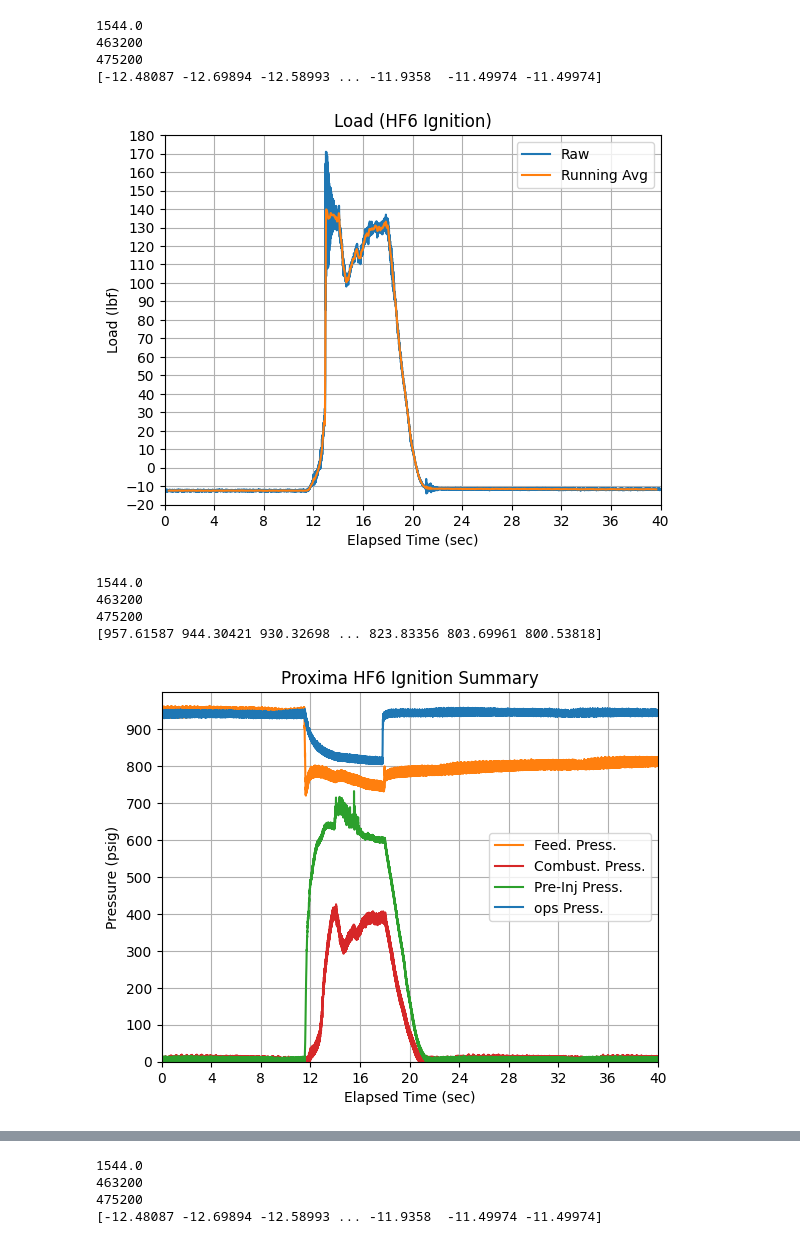
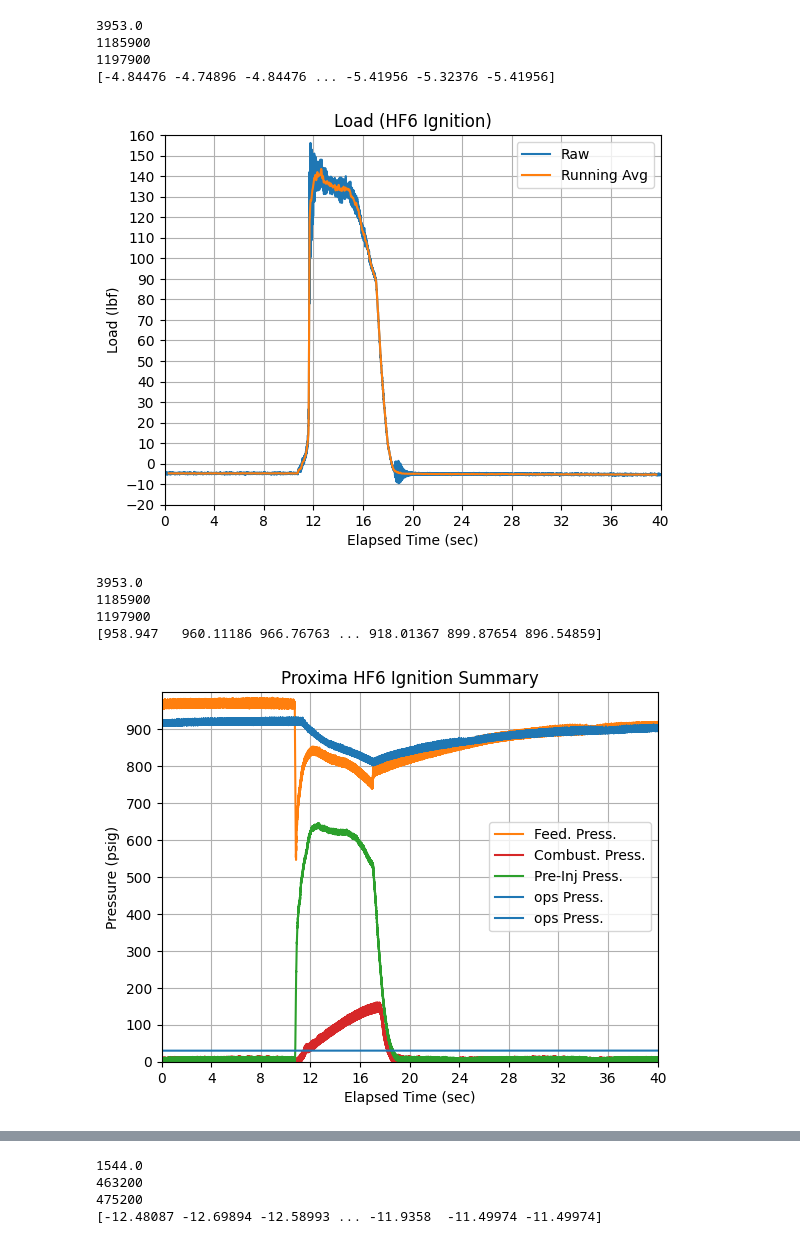
Before and after one commit to rice-eclipse/hotfire-data, a Jupyter notebook: analysis-proxima-hf-7.ipynb, the cells around one changed output, grey strips where cells are left out. Drawn from its saved outputs; the diff is of its cells as text; code cells hidden in the pictures.

```diff
--- a/analysis-proxima-hf-7.ipynb
+++ b/analysis-proxima-hf-7.ipynb
@@ -51,33 +53,34 @@ HF6 Data Summary
 ep = vis.EventPlotter(data, events, dpi=100)
 lpf = LPF(fs=300, length=101, cutoff=10, window="blackman")
 # %%
-ep.plot(sensor_id=1, event_id=23, duration=40, filter=lpf,
+ep.plot(sensor_id=1, event_id=25, duration=40, filter=lpf,
         title="Load (HF6 Ignition)", ylabel="Load (lbf)",
         num_xticks=11, dif_yticks=10)
 # %% [output]
-1544.0
-463200
-475200
-[-12.48087 -12.69894 -12.58993 ... -11.9358  -11.49974 -11.49974]
+3953.0
+1185900
+1197900
+[-4.84476 -4.74896 -4.84476 ... -5.41956 -5.32376 -5.41956]
-[figure, old version]
+[figure, new version]
 # %%
-ep.plot(sensor_id=3, event_id=23, duration=40, filter=None,
+ep.plot(sensor_id=3, event_id=25, duration=40, filter=None,
         title="Proxima HF6 Ignition Summary", ylabel="Pressure (psig)",
         legend="Feed. Press.", num_xticks=11, dif_yticks=100,color="tab:orange")
-ep.add_curve(sensor_id=2, event_id=23, duration=40, legend="Combust. Press.",
+ep.add_curve(sensor_id=2, event_id=25, duration=40, legend="Combust. Press.",
              color="tab:red")
-ep.add_curve(sensor_id=4, event_id=23, duration=40, legend="Pre-Inj Press.",
+ep.add_curve(sensor_id=4, event_id=25, duration=40, legend="Pre-Inj Press.",
              color="tab:green")
-ep.add_curve(sensor_id=5, event_id=23, duration=40, legend="ops Press.",
+ep.add_curve(sensor_id=5, event_id=25, duration=40, legend="ops Press.",
              color="tab:blue")
+
 plt.ylim(0,1000)
 plt.yticks(range(0, 901, 100))
 
 plt.grid(True)
 plt.show()
 # %% [output]
-1544.0
-463200
-475200
-[957.61587 944.30421 930.32698 ... 823.83356 803.69961 800.53818]
+3953.0
+1185900
+1197900
+[958.947   960.11186 966.76763 ... 918.01367 899.87654 896.54859]
-[figure, old version]
+[figure, new version]
```
Also changed, not shown: parts of 4 cells of this notebook, 4 other files.
